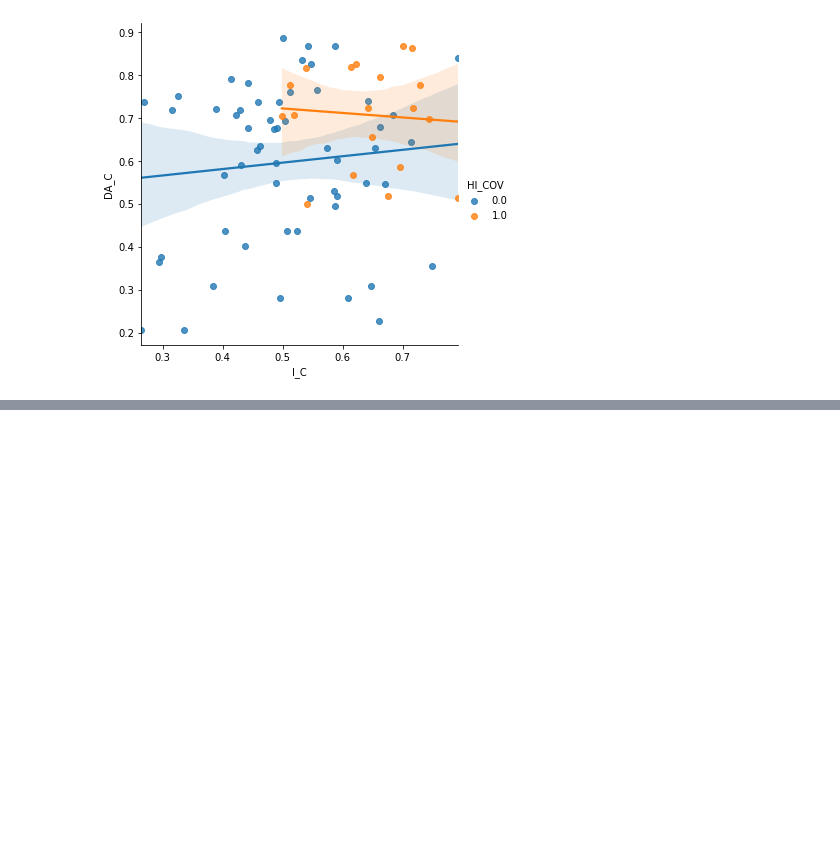
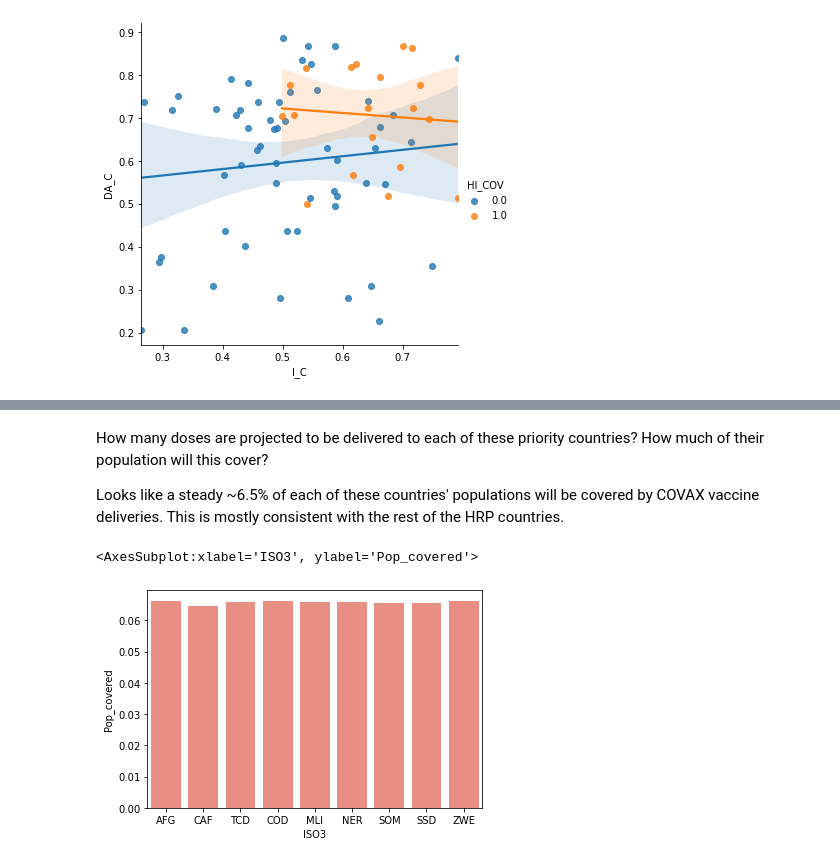
Before and after one commit to mapaction/gender-vaccine-exploration, a Jupyter notebook: gender-vaccine-explore.ipynb, the cells around one changed output, grey strips where cells are left out. Cells and saved outputs as stored; diff of their text form; code cells hidden in the pictures; blank space fills up the shorter version.

```diff
--- a/gender-vaccine-explore.ipynb
+++ b/gender-vaccine-explore.ipynb
@@ -13,6 +16,12 @@ import matplotlib.pyplot as plt
 # %%
-df_vac_hrp = pd.read_csv('data/ocha-doses.csv')
+df_vac_hrp = pd.read_csv('data/ocha-doses.csv', thousands=',')
 df_vac_hrp = df_vac_hrp.drop([0]).reset_index()
+
+# Need to convert data types
+locale.setlocale(locale.LC_NUMERIC, '')
+df_vac_hrp.iloc[:, 4:12] = df_vac_hrp.iloc[:, 4:12].astype(str).applymap(atof)
+df_vac_hrp.iloc[:,12] = df_vac_hrp.iloc[:,12].str.rstrip('%').astype('float') / 100.0
+
 df_vac_owid = pd.read_csv('data/owid-data.csv')
 df_vac_owid = df_vac_owid.drop([0]).reset_index()
 df_gen = pd.read_excel('data/EDITED-COVID-19-Gender-Vulnerability-Data-Dashboard-by-ODW.xlsx', sheet_name=1, engine='openpyxl', header=2)
@@ -50,3 +59,4 @@ The following countries are in the lowest quartile for the composite indicator.
 # %%
-df_gen_in[df_gen_in.I_C <=0.458223]['ISO3']
+print(df_gen_in[df_gen_in.I_C <=0.458223][['ISO3', 'HI_COV']])
+priority = df_gen_in[df_gen_in.I_C <=0.458223]['ISO3']
 # %% [output]
@@ -107,0 +111,4 @@ Health crisis (cluster 2):
+# %%
+df_vac_hrp['Pop_covered'] = df_vac_hrp['COVAX Forecast Total'] / df_vac_hrp['Population (UNDESA)']
+df_vac_hrp_pri = df_vac_hrp[df_vac_hrp.ISO3.isin(priority)]
+df_vac_hrp_pri[['Country','ISO3','Total Delivered', 'Population Covered (One Dose)']]
@@ -107,0 +126,9 @@ Health crisis (cluster 2):
+# %% [markdown]
+How many doses are projected to be delivered to each of these priority countries? How much of their population will this cover?
+
+Looks like a steady ~6.5% of each of these countries' populations will be covered by COVAX vaccine deliveries. This is mostly consistent with the rest of the HRP countries.
+# %%
+sns.barplot(x="ISO3", y="Pop_covered", data=df_vac_hrp_pri, color="salmon")
+# %% [output]
+<AxesSubplot:xlabel='ISO3', ylabel='Pop_covered'>
+[figure, added]
```
Also changed, not shown: parts of 12 cells of this notebook.
